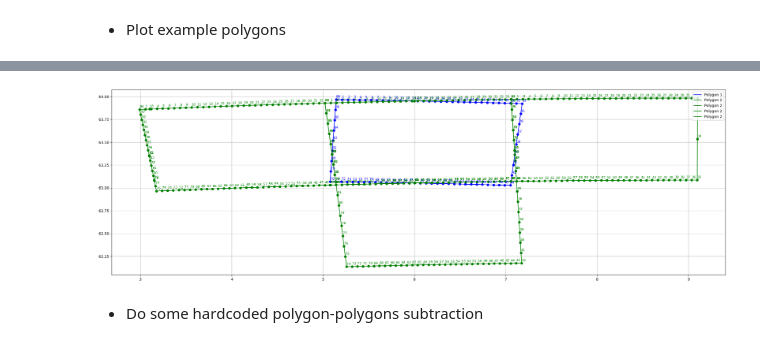
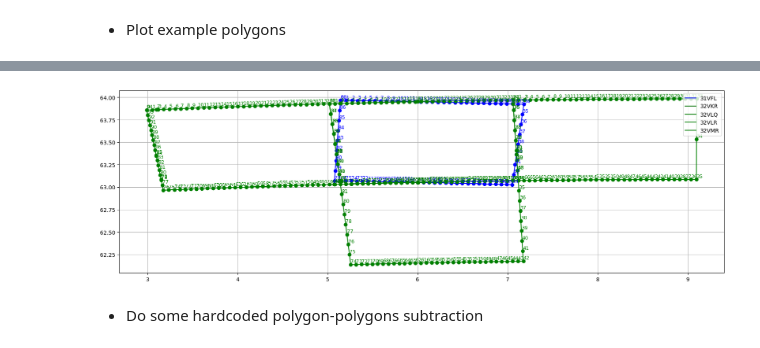
Before and after one commit to hamk-uas/preferred-tile, a Jupyter notebook: create_grid.ipynb, the cells around one changed output, grey strips where cells are left out. Cells and saved outputs as stored; diff of their text form; code cells hidden in the pictures.

Commit message:
Better plotting

```diff
--- a/create_grid.ipynb
+++ b/create_grid.ipynb
@@ -391,7 +391,7 @@ def plot_example_polygons(tile_id1 = "31TGF", plot_kwargs = {}):
     # Plot polygon1 edges and vertices
     for i, p1, p2, edge in polygon_edges_with_indices(poly1_coords):
         x, y = zip(*edge.coords)
-        ax.plot(x, y, 'b-', label='Polygon 1' if i == 0 else "")
+        ax.plot(x, y, 'b-', label=tile_id1 if i == 0 else "")
 
     for i, (x, y) in enumerate(poly1_coords):
         ax.plot(x, y, 'bo')
@@ -406,7 +406,7 @@ def plot_example_polygons(tile_id1 = "31TGF", plot_kwargs = {}):
         # Plot polygon2 edges and vertices
         for i, p1, p2, edge in polygon_edges_with_indices(poly2_coords):
             x, y = zip(*edge.coords)
-            ax.plot(x, y, 'g-', label='Polygon 2' if i == 0 else "")
+            ax.plot(x, y, 'g-', label=neighbor if i == 0 else "")
 
         for i, (x, y) in enumerate(poly2_coords):
             ax.plot(x, y, 'go')
@@ -489,8 +493,9 @@ Added 118868 edge intersection points (these should no longer be plotted in red)
 # %%
 #Plot "31VFL" and its neighbors
-plot_example_polygons("31VFL", {"figsize": (30, 20)})
+plot_example_polygons("31VFL", {"figsize": (20, 20)})
+#plot_example_polygons("32VLQ", {"figsize": (20, 20)})
 # %% [output]
-[figure, old version]
+[figure, new version]
 # %% [markdown]
 * Do some hardcoded polygon-polygons subtraction
 # %%
```
Also changed, not shown: parts of 6 cells of this notebook.
